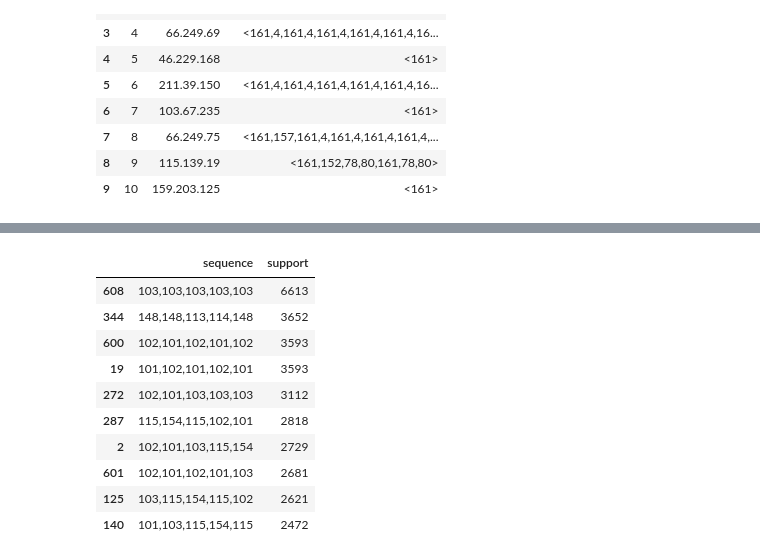
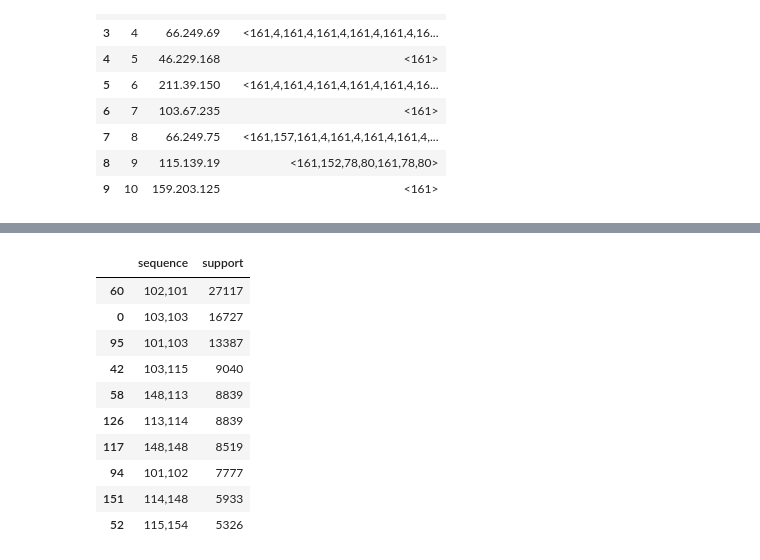
Before and after one commit to OrangeNebula/momsitter-notebook, a Jupyter notebook: 03-momsitter-sequence-rel-support-comparision.ipynb, the cells around one changed output, grey strips where cells are left out. Cells and saved outputs as stored; diff of their text form; code cells hidden in the pictures.

```diff
--- a/03-momsitter-sequence-rel-support-comparision.ipynb
+++ b/03-momsitter-sequence-rel-support-comparision.ipynb
@@ -197,17 +189,17 @@ test_df
 # %%
 # 이슈 회원들의 ngram 을 추출
-issue_ngram = extract_ngram_set(5, issue_seq_data)
+issue_ngram = extract_ngram_set(2, issue_seq_data)
 # 가장 많이 나타나는 패턴 순으로 확인하기 위해 support 값 순으로 정렬
 issue_ngram.sort_values(['support'], ascending=[False]).head(10)
 # %% [output]
 |  | sequence | support |
-| 608 | 103,103,103,103,103 | 6613 |
-| 344 | 148,148,113,114,148 | 3652 |
-| 600 | 102,101,102,101,102 | 3593 |
-| 19 | 101,102,101,102,101 | 3593 |
-| 272 | 102,101,103,103,103 | 3112 |
-| 287 | 115,154,115,102,101 | 2818 |
-| 2 | 102,101,103,115,154 | 2729 |
-| 601 | 102,101,102,101,103 | 2681 |
-| 125 | 103,115,154,115,102 | 2621 |
-| 140 | 101,103,115,154,115 | 2472 |
+| 60 | 102,101 | 27117 |
+| 0 | 103,103 | 16727 |
+| 95 | 101,103 | 13387 |
+| 42 | 103,115 | 9040 |
+| 58 | 148,113 | 8839 |
+| 126 | 113,114 | 8839 |
+| 117 | 148,148 | 8519 |
+| 94 | 101,102 | 7777 |
+| 151 | 114,148 | 5933 |
+| 52 | 115,154 | 5326 |
```
Also changed, not shown: parts of 18 cells of this notebook.
